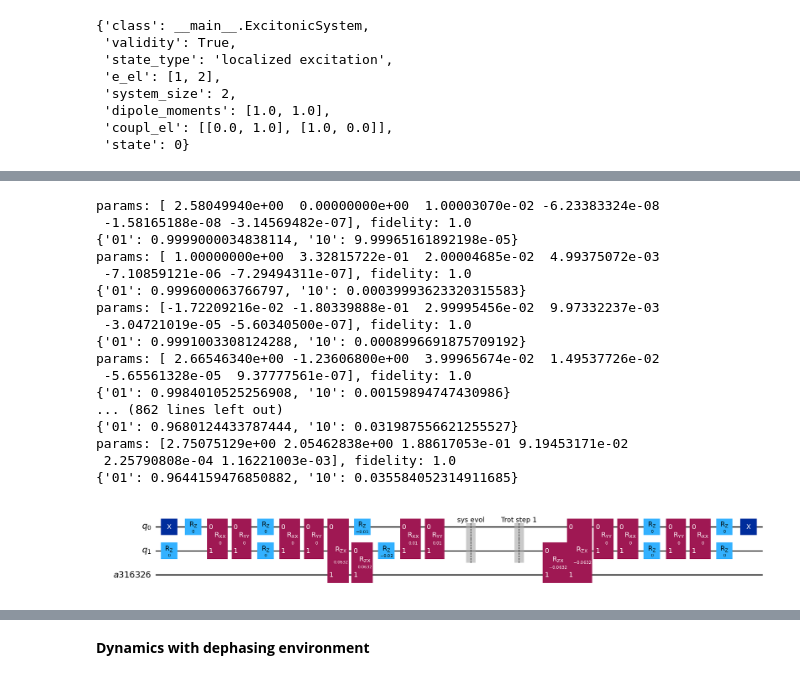
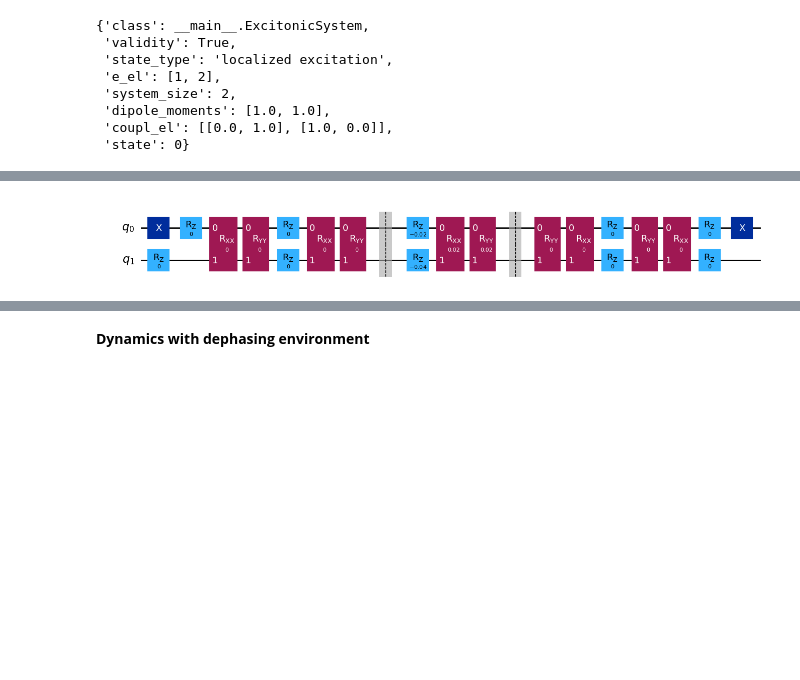
Before and after one commit to N384R/Quantum_Dynamics, a Jupyter notebook: test_qsextra_class.ipynb, the cells around one changed output, grey strips where cells are left out. Saved outputs shown, nothing was run; the diff lists cells and outputs as text; code cells hidden in the pictures; blank space fills up the shorter version.

```diff
--- a/test_qsextra_class.ipynb
+++ b/test_qsextra_class.ipynb
@@ -1296,63 +1319,52 @@ class VTC:
 
 apply_user_gates()
 # %%
-def initial_params(num_qubits, reps):
-    return [0] * (num_qubits + 1) * reps
+
+from scipy.linalg import toeplitz
 
 
-def get_trotter_circuit():
+def initial_params(num_qubits, reps):
+    list_combinations = list(combinations(range(num_qubits), 2))
+    return [0.] * (num_qubits + len(list_combinations)) * reps
+
+
+def get_trotter_circuit(esys,
+                        dt=0.01,
+                        time=np.arange(0, 1, dt),
+                        coll_rates=None,
+                        ):
+
     results = qevolve(esys,
                       time,
                       dt=dt,
                       initialize_circuit=False,
                       verbose=False,
+                      coll_rates=coll_rates,
                       )
     trotter_circuit = results[1]
     return trotter_circuit
 
 
+epsilon = [1, 2]
+J = toeplitz([0., 1.])
+esys = ExcitonicSystem(energies=epsilon, couplings=J)
+
+dt = 0.02
 repeat = 2
-num_qubits = 2
-trotter_circuit = get_trotter_circuit()
+num_qubits = len(epsilon)
 
-minimizer = VTC(num_qubits, trotter_circuit, coll_rates=0.1)
+coll_rates = None
+
+
+trotter_circuit = get_trotter_circuit(esys,
+                                      dt=dt,
+                                      time=np.arange(0, 1, dt),
+                                      coll_rates=coll_rates,
+                                      )
+
+minimizer = VTC(num_qubits, trotter_circuit,
+                reps=repeat, coll_rates=coll_rates)
 qc = minimizer.fidelity_circuit(initial_params(num_qubits, repeat), num_qubits)
 qc.draw('mpl')
-
-population = []
-for _ in range(300):
-    result = minimizer.minimize()
-
-    params = result.x
-    print(f'params: {params}, fidelity: {1 - result.fun}')
-
-    ex_pop = minimizer.get_exciton_population(params)
-    print(ex_pop)
-    population.append(ex_pop)
-
-    minimizer.previous_params = params
-    minimizer.current_params = initial_params(num_qubits, repeat)
 # %% [output]
-params: [ 2.58049940e+00  0.00000000e+00  1.00003070e-02 -6.23383324e-08
- -1.58165188e-08 -3.14569482e-07], fidelity: 1.0
-{'01': 0.9999000034838114, '10': 9.99965161892198e-05}
-params: [ 1.00000000e+00  3.32815722e-01  2.00004685e-02  4.99375072e-03
- -7.10859121e-06 -7.29494311e-07], fidelity: 1.0
-{'01': 0.999600063766797, '10': 0.00039993623320315583}
-params: [-1.72209216e-02 -1.80339888e-01  2.99995456e-02  9.97332237e-03
- -3.04721019e-05 -5.60340500e-07], fidelity: 1.0
-{'01': 0.9991003308124288, '10': 0.0008996691875709192}
-params: [ 2.66546340e+00 -1.23606800e+00  3.99965674e-02  1.49537726e-02
- -5.65561328e-05  9.37777561e-07], fidelity: 1.0
-{'01': 0.9984010525256908, '10': 0.00159894747430986}
-... (862 lines left out)
-{'01': 0.9680124433787444, '10': 0.031987556621255527}
-params: [2.75075129e+00 2.05462838e+00 1.88617053e-01 9.19453171e-02
- 2.25790808e-04 1.16221003e-03], fidelity: 1.0
-{'01': 0.9644159476850882, '10': 0.035584052314911685}
+[figure, added]
-# %%
-minimizer = VTC(num_qubits, trotter_circuit, coll_rates=0.1)
-qc = minimizer.fidelity_circuit(initial_params(num_qubits, repeat), num_qubits)
-qc.draw('mpl')
-# %% [output]
-[figure, removed]
```
Also changed, not shown: parts of 9 cells of this notebook, 1 other file.
